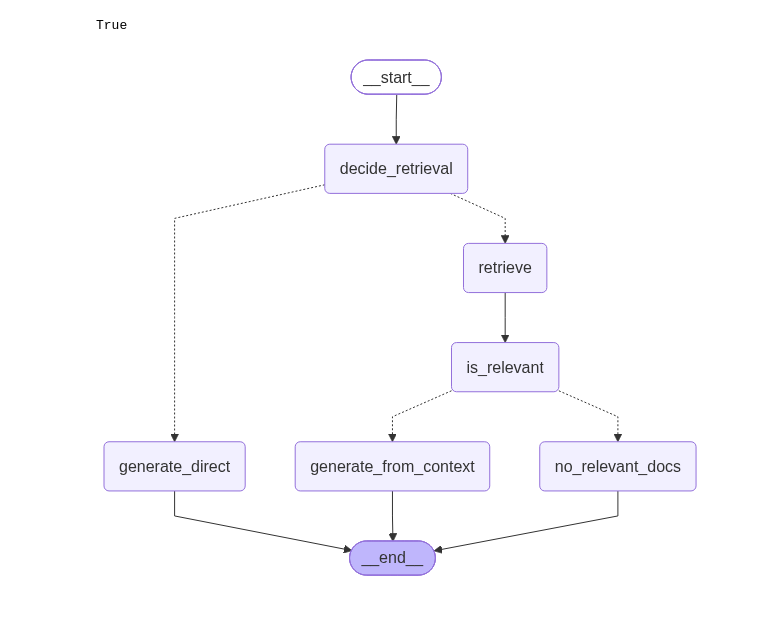
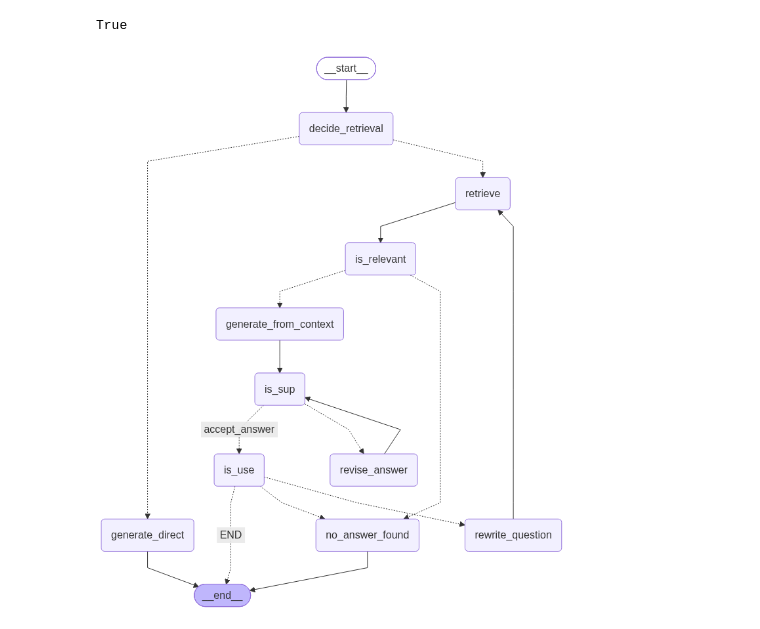
Before and after one commit to prudhvi-dot/Corrective_RAG, a Jupyter notebook: SelfRAG_1.ipynb, the cells around one changed output. Drawn from its saved outputs; the diff is of its cells as text; code cells hidden in the pictures.

```diff
--- a/SelfRAG_1.ipynb
+++ b/SelfRAG_1.ipynb
@@ -40,6 +40,16 @@ class State(TypedDict):
     relevant_docs: list[Document]
     answer: str
     context: str
+
+    issup: Literal["fully_supported","partially_supported","no_support"]
+
+    retries: int
+
+    isuse: Literal["useful","not_useful"]
+    use_reason: str
+
+    retrieval_query: str
+    rewrite_tries: int
 # %%
 class RetrieveDecision(BaseModel):
     should_retrieve: bool = Field(
@@ -100,7 +110,8 @@ def generate_direct(state: State):
     }
 # %%
 def retrieve(state: State):
-    return {"docs": retriever.invoke(state["question"])}
+    q = state.get("retrieval_query") or state["question"]
+    return {"docs": retriever.invoke(q)}
 # %%
 class RelevanceDecision(BaseModel):
     is_relevant: bool = Field(...,description="True if the document helps answer the question, else False")
@@ -160,6 +171,9 @@ def generate_from_context(state: State):
     )
 
     return {"answer":out.content, "context": context}
+
+def no_answer_found(state: State):
+    return {"answer": "No answer found.", "context": ""}
 # %%
 def no_relevant_docs(state: State):
     return {"answer":"No relevant documents found.", "context":""}
@@ -170,32 +386,57 @@ def route_after_decide(state: State) -> Literal["generate_direct","retrieve"]:
 
     return "generate_direct"
 # %%
-def route_after_relevance(state: State) -> Literal["generate_from_context","no_relevant_docs"]:
+def route_after_relevance(state: State) -> Literal["generate_from_context","no_answer_found"]:
     if state.get("relevant_docs") and len(state["relevant_docs"])>0:
         return "generate_from_context"
-    return "no_relevant_docs"
+    return "no_answer_found"
 # %%
 g = StateGraph(State)
 
 g.add_node("decide_retrieval", decide_retrieval)
 g.add_node("generate_direct",generate_direct)
 g.add_node("retrieve",retrieve)
 g.add_node("is_relevant",is_relevant)
 g.add_node("generate_from_context",generate_from_context)
-g.add_node("no_relevant_docs",no_relevant_docs)
+g.add_node("no_answer_found", no_answer_found)
+g.add_node("is_use", is_use)
+g.add_node("is_sup",is_sup)
+g.add_node("revise_answer", revise_answer)
+g.add_node("rewrite_question", rewrite_question)
 
 g.add_edge(START,"decide_retrieval")
 g.add_conditional_edges("decide_retrieval", route_after_decide, {"generate_direct":"generate_direct","retrieve":"retrieve"})
 g.add_edge("retrieve","is_relevant")
-g.add_conditional_edges("is_relevant",route_after_relevance,{"generate_from_context":"generate_from_context","no_relevant_docs":"no_relevant_docs"})
+g.add_conditional_edges("is_relevant",route_after_relevance,{"generate_from_context":"generate_from_context","no_answer_found":"no_answer_found"})
 g.add_edge("generate_direct",END)
-g.add_edge("generate_from_context",END)
-g.add_edge("no_relevant_docs",END)
+g.add_edge("generate_from_context","is_sup")
+
+g.add_edge("revise_answer", "is_sup")
+g.add_conditional_edges(
+    "is_sup",
+    route_after_issup,
+    {
+        "accept_answer": "is_use",
+        "revise_answer": "revise_answer",
+    },
+)
+g.add_conditional_edges(
+    "is_use",
+    route_after_isuse,
+    {
+        "END": END,
+        "rewrite_question": "rewrite_question",
+        "no_answer_found": "no_answer_found",
+    },
+)
+
+g.add_edge("rewrite_question", "retrieve")
+
 
 app = g.compile()
 
 app
 # %% [output]
-[figure, old version]
+[figure, new version]
 # %%
 result = app.invoke({
```
Also changed, not shown: parts of 6 cells of this notebook.
